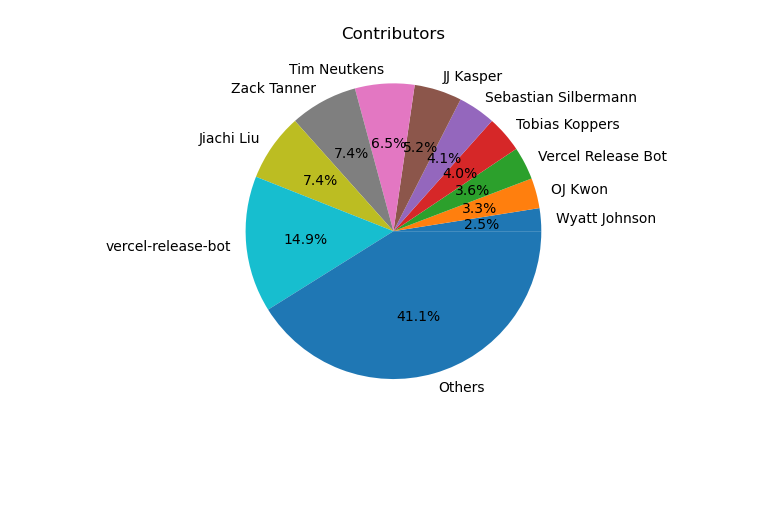
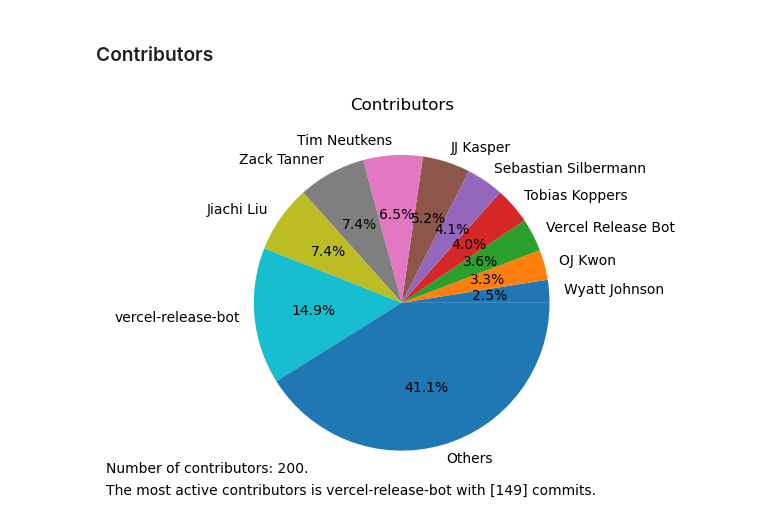
Before and after one commit to its6ueq/AIT2003, a Jupyter notebook: main.ipynb, the cells around one changed output. Cells and saved outputs as stored; diff of their text form; code cells hidden in the pictures; blank space fills up the shorter version.

```diff
--- a/main.ipynb
+++ b/main.ipynb
@@ -9,10 +13,8 @@ import matplotlib.dates as mdates
 # %%
 #combine all raw files into one
-import glob
-import os
 
 os.makedirs("Data", exist_ok=True)
-read_files = glob.glob("Raw/*.txt")
+read_files = glob.glob("Raw/Commit/*.txt")
 combined_content = ""
 
 for i, f in enumerate(read_files):
@@ -23,24 +25,24 @@ for i, f in enumerate(read_files):
         if i < len(read_files) - 1:
             content = content.rstrip().rstrip(']') + ','
         combined_content += content
-
-with open("Data/raw.txt", "w") as outfile:
+if(os.path.exists("Data/Commit/") == False): os.mkdir("Data/Commit")
+with open("Data/Commit/rawFile.txt", "w") as outfile:
     outfile.write(combined_content)
 # %%
 #read raw.txt file
-raw = pd.read_json("Data/raw.txt")
+rawCommit = pd.read_json("Data/Commit/rawFile.txt")
 # %%
 #split the data in 'commit' column
-formated = pd.json_normalize(raw.commit)
+formatedCommit = pd.json_normalize(rawCommit.commit)
 #clear useless data
-formated = formated.drop(['url', 'comment_count', 'author.email', 'author.date', 'committer.email', 'tree.sha', 'tree.url', 'verification.verified', 'verification.signature', 'verification.payload',
-    'verification.reason'], axis = 1)
+formatedCommit = formatedCommit.filter(['author.name', 'committer.date'])
 #format committer date into date format
-formated['committer.date'] = pd.to_datetime(formated['committer.date'].str.slice(0, 10))
+formatedCommit['committer.date'] = pd.to_datetime(formatedCommit['committer.date'].str.slice(0, 10))
 #sort by date
-formated = formated.sort_values(by = 'committer.date')
+formatedCommit = formatedCommit.sort_values(by = 'committer.date')
 #export to csv file
-formated.to_csv('Data/cleared.csv', index = False)
+formatedCommit.to_csv('Data/Commit/clearedFile.csv', index = False)
 #print the result
-formated
+formatedCommit.set_index('author.name', inplace = True)
+print(formatedCommit)
 # %% [output]
@@ -74,11 +78,16 @@ plt.show()
+# %% [markdown]
+### Contributors
 # %%
 #Contributor
-contri = formated['author.name'].groupby(formated['author.name']).count()
-contri = contri.sort_values()
+contri = formatedCommit.pivot_table(index = 'author.name', values = 'committer.date', aggfunc = 'count')
+contri = contri.sort_values(by='committer.date')
+contri
 contri2 = contri[-10:].copy()
 contri2.loc['Others'] = contri[:-10].sum()
-plt.pie(contri2.values, labels=contri2.index, autopct='%1.1f%%')
+plt.text(-2, -1.15, f'Number of contributors: {len(contri)}.')
+plt.text(-2, -1.3, f'The most active contributors is {contri.index[-1]} with {contri.values[-1]} commits.')
+plt.pie(contri2['committer.date'], labels=contri2.index, autopct='%1.1f%%')
 plt.title('Contributors')
 plt.show()
 # %% [output]
-[figure, old version]
+[figure, new version]
```
Also changed, not shown: parts of 27 cells of this notebook, 12 other files.
